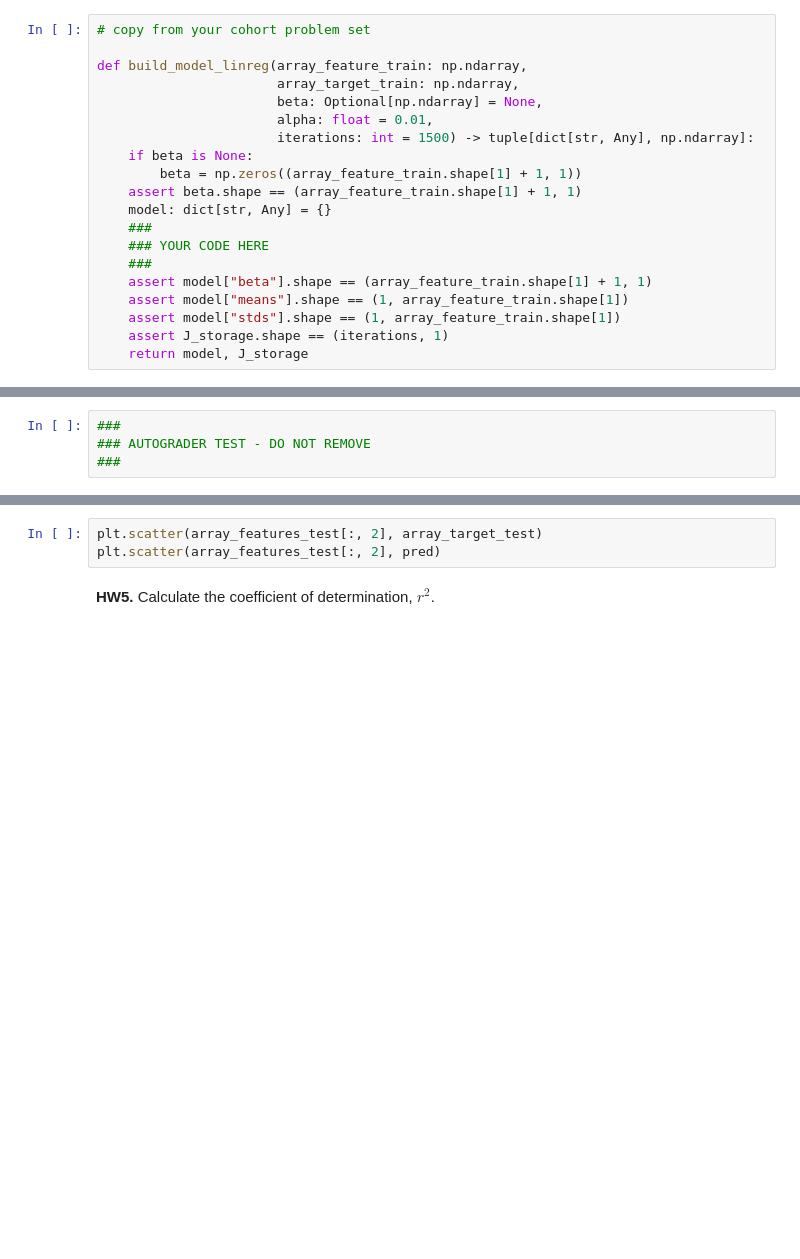
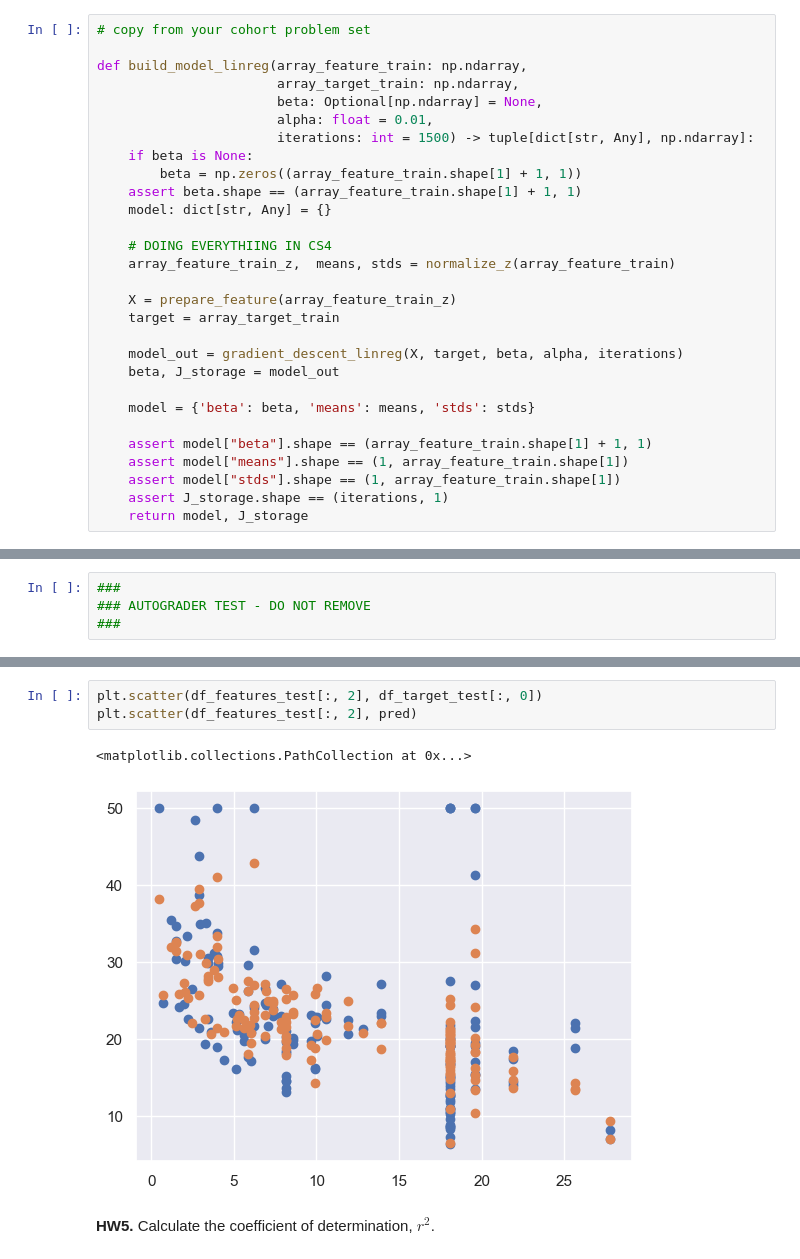
Before and after one commit to surrelsaga/DDW-weekly-problemSets, a Jupyter notebook: Week10_Homework.ipynb, the cells around one changed output, grey strips where cells are left out. Cells and saved outputs as stored; diff of their text form; blank space fills up the shorter version.

```diff
--- a/Week10_Homework.ipynb
+++ b/Week10_Homework.ipynb
@@ -348,9 +459,18 @@ def build_model_linreg(array_feature_train: np.ndarray,
         beta = np.zeros((array_feature_train.shape[1] + 1, 1))
     assert beta.shape == (array_feature_train.shape[1] + 1, 1)
     model: dict[str, Any] = {}
-    ###
-    ### YOUR CODE HERE
-    ###
+
+    # DOING EVERYTHIING IN CS4
+    array_feature_train_z,  means, stds = normalize_z(array_feature_train)
+
+    X = prepare_feature(array_feature_train_z)
+    target = array_target_train
+
+    model_out = gradient_descent_linreg(X, target, beta, alpha, iterations)
+    beta, J_storage = model_out
+
+    model = {'beta': beta, 'means': means, 'stds': stds}
+
     assert model["beta"].shape == (array_feature_train.shape[1] + 1, 1)
     assert model["means"].shape == (1, array_feature_train.shape[1])
     assert model["stds"].shape == (1, array_feature_train.shape[1])
@@ -402,6 +534,9 @@ plt.scatter(array_features_test[:, 1], pred)
 # %%
-plt.scatter(array_features_test[:, 2], array_target_test)
-plt.scatter(array_features_test[:, 2], pred)
+plt.scatter(df_features_test[:, 2], df_target_test[:, 0])
+plt.scatter(df_features_test[:, 2], pred)
+# %% [output]
+<matplotlib.collections.PathCollection at 0x...>
+[figure, added]
 # %% [markdown]
 **HW5.** Calculate the coefficient of determination, $r^2$.
 # %%
```
Also changed, not shown: parts of 42 cells of this notebook.
